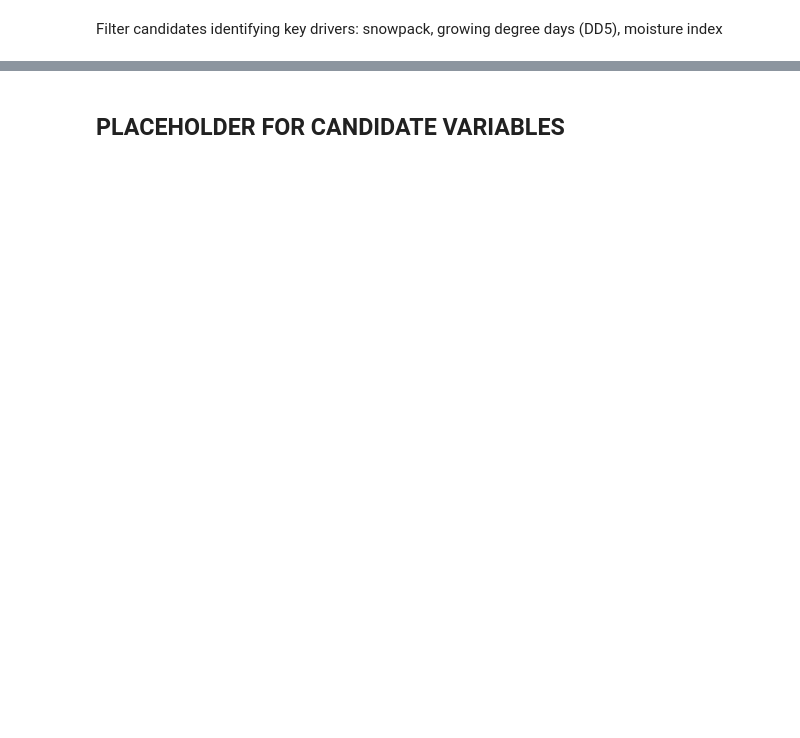
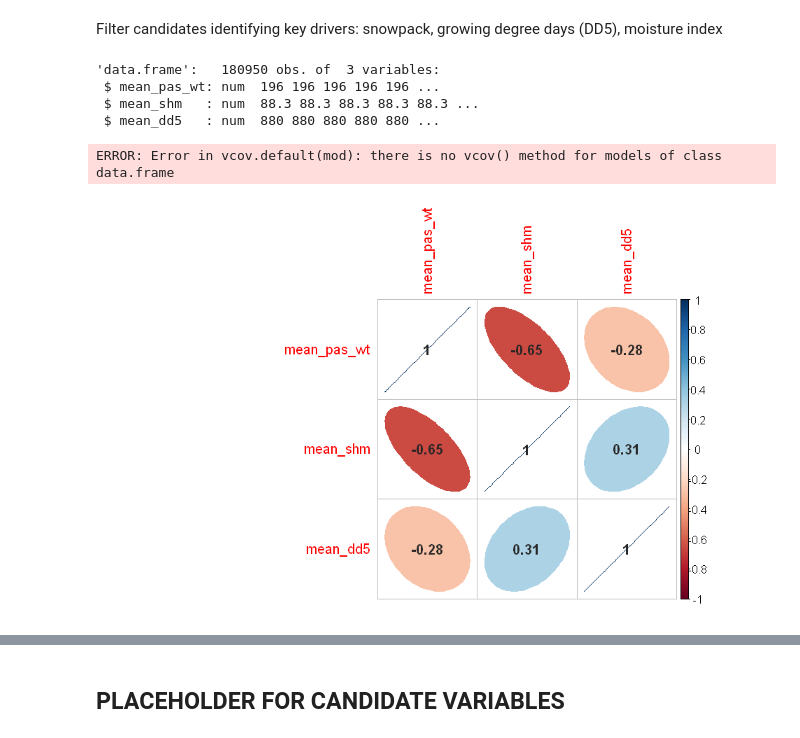
Before and after one commit to Yuhash/iws, a Jupyter notebook: IWS_Notebook.ipynb, the cells around one changed output, grey strips where cells are left out. Saved outputs shown, nothing was run; the diff lists cells and outputs as text; code cells hidden in the pictures; blank space fills up the shorter version.

```diff
--- a/IWS_Notebook.ipynb
+++ b/IWS_Notebook.ipynb
@@ -559,17 +569,34 @@ Filter candidates identifying key drivers: snowpack, growing degree days (DD5),
 # %%
 library(dplyr)
 # Subset
 # grep("mean_shm", colnames(iws_wide))
 # grep("mean_pas_wt", colnames(iws_wide))
 # grep("mean_dd5", colnames(iws_wide))
 
 clim_var_1 <- iws_wide[,c(76, 77, 67)]
 
 # Set plot size
 options(repr.plot.width=8, repr.plot.height=5)
 
 # Check correlations
 # Set plot size
 corr <- rcorr(as.matrix(clim_var_1))
-corrplot(corr$r, method='number', number.cex= 10/ncol(df))
+corrplot(corr$r, method='ellipse', addCoef.col='gray15')
 str(clim_var_1)
+
+library(usdm)
+# VIF calculation
+v <- vif(clim_var_1)
+vm <- v$VIF
+names(vm) <- v$Variables
+str(vm)
+dotchart(vm[order(vm)], cex = 0.6, pch = 19,
+         gcolor = "#999999",
+         xlab = "varImp")
+# %% [output]
+'data.frame':   180950 obs. of  3 variables:
+ $ mean_pas_wt: num  196 196 196 196 196 ...
+ $ mean_shm   : num  88.3 88.3 88.3 88.3 88.3 ...
+ $ mean_dd5   : num  880 880 880 880 880 ...
+ERROR: Error in vcov.default(mod): there is no vcov() method for models of class data.frame
+[figure, added]
```
Also changed, not shown: parts of 16 cells of this notebook, 1 other file.
